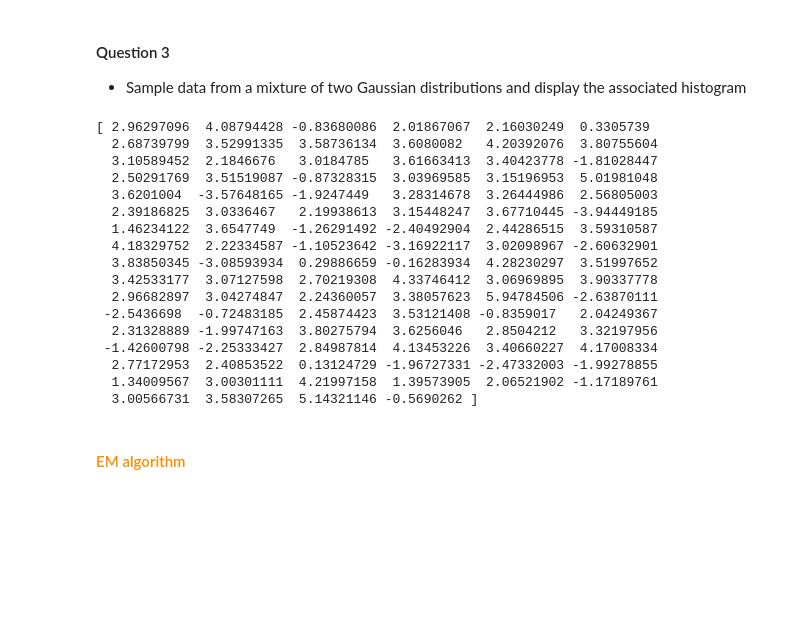
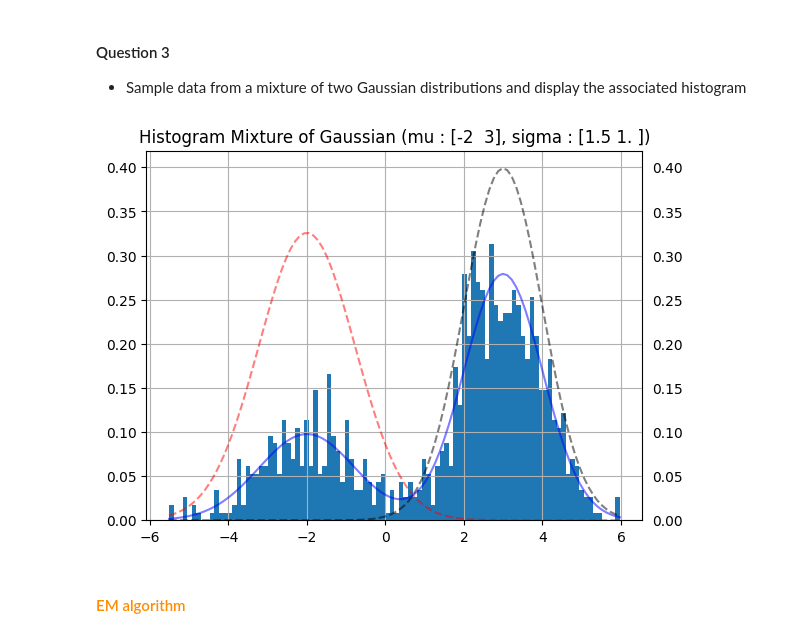
Before and after one commit to RoxaneC/M1-MATHS, a Jupyter notebook: Probabilités_Numériques/TP9/4_ExpectationMaximization-stud.ipynb, the cells around one changed output. Drawn from its saved outputs; the diff is of its cells as text; code cells hidden in the pictures; blank space fills up the shorter version.

```diff
--- a/Probabilités_Numériques/TP9/4_ExpectationMaximization-stud.ipynb
+++ b/Probabilités_Numériques/TP9/4_ExpectationMaximization-stud.ipynb
@@ -48,7 +72,7 @@ from scipy.stats import multivariate_normal
 - Sample data from a mixture of two Gaussian distributions and display the associated histogram
 # %%
 # number of observations
-n_samples = 100
+n_samples = 1000
 
 # means and variance to be estimated
 mu1, sigma1 = -2, 1.5
@@ -63,26 +87,6 @@ pi1 = 0.3
 X = np.random.normal(0, 1, n_samples)
 loi = np.random.choice(2, size=n_samples, p=[pi1, 1-pi1])
 mix_gauss = mu[loi] + np.sqrt(sigma[loi])*X
-
-print(mix_gauss)
-# %% [output]
-[ 2.96297096  4.08794428 -0.83680086  2.01867067  2.16030249  0.3305739
-  2.68739799  3.52991335  3.58736134  3.6080082   4.20392076  3.80755604
-  3.10589452  2.1846676   3.0184785   3.61663413  3.40423778 -1.81028447
-  2.50291769  3.51519087 -0.87328315  3.03969585  3.15196953  5.01981048
-  3.6201004  -3.57648165 -1.9247449   3.28314678  3.26444986  2.56805003
-  2.39186825  3.0336467   2.19938613  3.15448247  3.67710445 -3.94449185
-  1.46234122  3.6547749  -1.26291492 -2.40492904  2.44286515  3.59310587
-  4.18329752  2.22334587 -1.10523642 -3.16922117  3.02098967 -2.60632901
-  3.83850345 -3.08593934  0.29886659 -0.16283934  4.28230297  3.51997652
-  3.42533177  3.07127598  2.70219308  4.33746412  3.06969895  3.90337778
-  2.96682897  3.04274847  2.24360057  3.38057623  5.94784506 -2.63870111
- -2.5436698  -0.72483185  2.45874423  3.53121408 -0.8359017   2.04249367
-  2.31328889 -1.99747163  3.80275794  3.6256046   2.8504212   3.32197956
- -1.42600798 -2.25333427  2.84987814  4.13453226  3.40660227  4.17008334
-  2.77172953  2.40853522  0.13124729 -1.96727331 -2.47332003 -1.99278855
-  1.34009567  3.00301111  4.21997158  1.39573905  2.06521902 -1.17189761
-  3.00566731  3.58307265  5.14321146 -0.5690262 ]
 # %%
 def Gaussian_pdf(x, mean, variance):
   z = np.exp(-(x - mean)**2/(2*variance))/np.sqrt(2*np.pi*variance)
@@ -94,2 +94,19 @@ def Gaussian_pdf(x, mean, variance):
+# %%
+# visualize the training data
+
+# A compléter
+fig, ax = plt.subplots()
+count, bins, ignored = plt.hist(mix_gauss, 100, density=True)
+
+# pour affichage plus joli des courbes
+plt.plot(bins, Gaussian_pdf(bins, mu1, sigma1), linestyle = 'dashed', alpha = 0.5, color='red', label="True 1st density")
+plt.plot(bins, Gaussian_pdf(bins, mu2, sigma2), linestyle = 'dashed', alpha = 0.5, color='k', label="True 2nd density")
+plt.plot(bins, pi1*Gaussian_pdf(bins, mu1, sigma1) + (1-pi1)*Gaussian_pdf(bins, mu2, sigma2), alpha = 0.5, color='b', label="True mixture density")
+
+plt.tick_params(labelright=True)
+plt.title(f'Histogram Mixture of Gaussian (mu : {mu}, sigma : {sigma})')
+plt.grid(True)
+# %% [output]
+[figure, added]
 # %% [markdown]
 #### <font color=darkorange>  EM algorithm</font>
```
Also changed, not shown: parts of 6 cells of this notebook, 15 other files.
